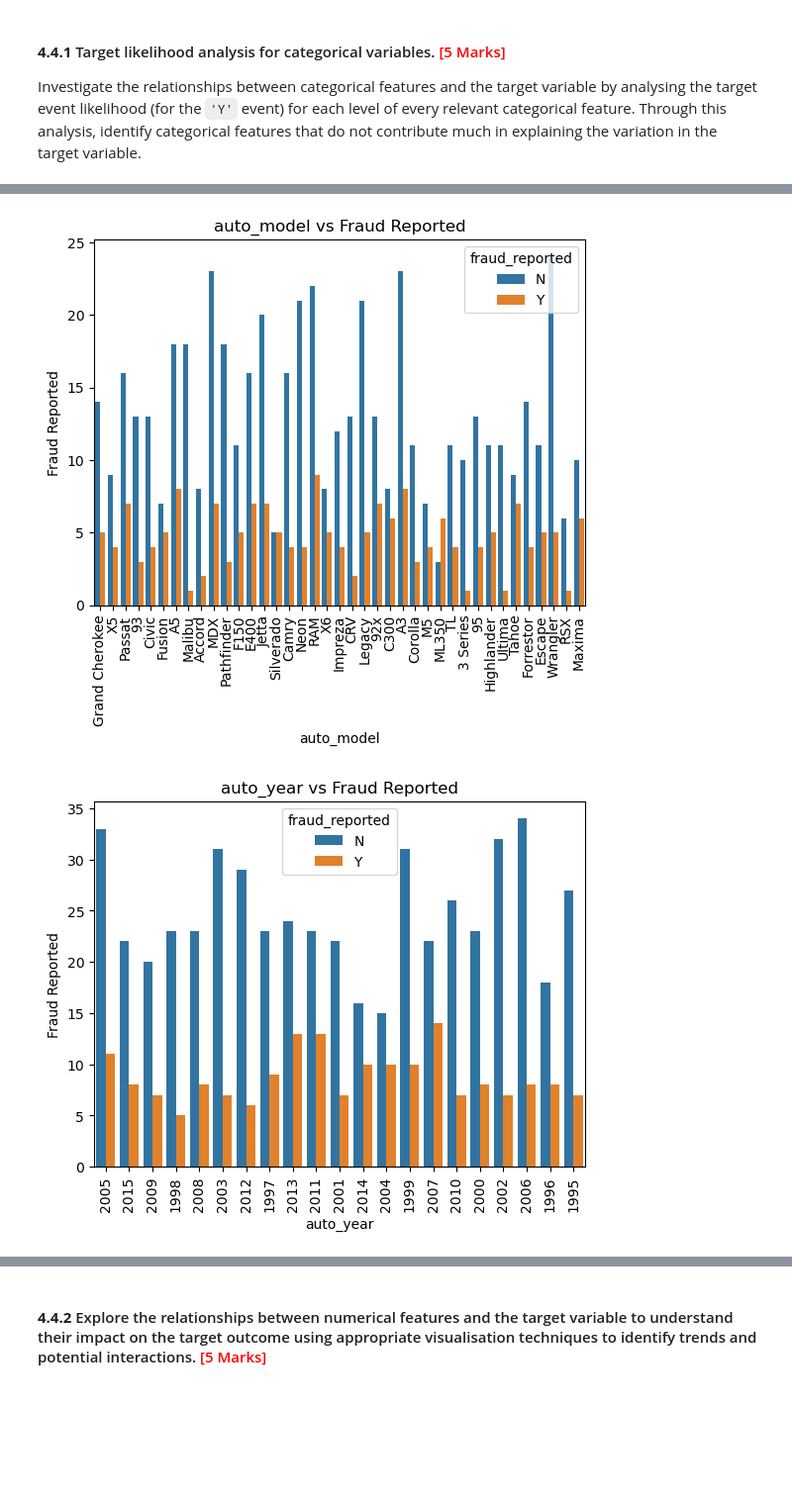
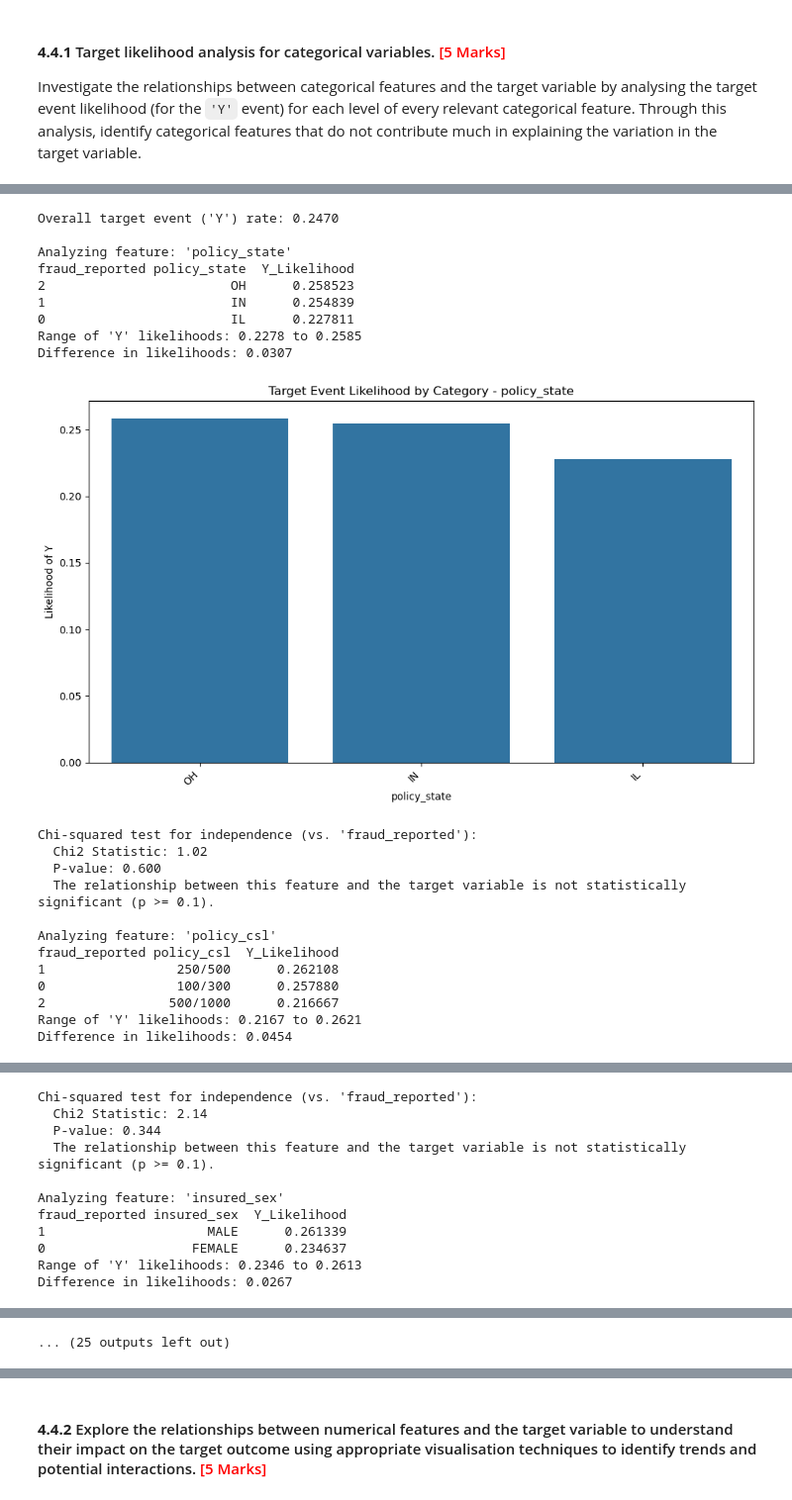
Before and after one commit to narendhar007/fraudclaimdetection, a Jupyter notebook: Fraudulent_Claim_Detection_Starter.ipynb, the cells around one changed output, grey strips where cells are left out. Shown at 99% size. Saved outputs shown, nothing was run; the diff lists cells and outputs as text; code cells hidden in the pictures; blank space fills up the shorter version.

```diff
--- a/Fraudulent_Claim_Detection_Starter.ipynb
+++ b/Fraudulent_Claim_Detection_Starter.ipynb
@@ -970,8 +889,0 @@ fraud_likelihood(claims_train_X, 'auto_make', title='auto_make vs Fraud Reported
-# %%
-fraud_likelihood(claims_train_X, 'auto_model', title='auto_model vs Fraud Reported', rotation=90)
-# %% [output]
-[figure, removed]
-# %%
-fraud_likelihood(claims_train_X, 'auto_year', title='auto_year vs Fraud Reported', rotation=90)
-# %% [output]
-[figure, removed]
@@ -977,0 +944,26 @@ fraud_likelihood(claims_train_X, 'auto_year', title='auto_year vs Fraud Reported
+# %%
+#Check the likelihood and statistical significance of each feature
+analysis_results = analyze_categorical_features(claims_df.copy(), categorical_features, 'fraud_reported')
+# %% [output]
+Overall target event ('Y') rate: 0.2470
+
+Analyzing feature: 'policy_state'
+fraud_reported policy_state  Y_Likelihood
+2                        OH      0.258523
+1                        IN      0.254839
+0                        IL      0.227811
+Range of 'Y' likelihoods: 0.2278 to 0.2585
+Difference in likelihoods: 0.0307
+[figure, added]
+Chi-squared test for independence (vs. 'fraud_reported'):
+  Chi2 Statistic: 1.02
+  P-value: 0.600
+  The relationship between this feature and the target variable is not statistically significant (p >= 0.1).
+
+Analyzing feature: 'policy_csl'
+fraud_reported policy_csl  Y_Likelihood
+1                 250/500      0.262108
+0                 100/300      0.257880
+2                500/1000      0.216667
+Range of 'Y' likelihoods: 0.2167 to 0.2621
+Difference in likelihoods: 0.0454
@@ -977,0 +971,11 @@ fraud_likelihood(claims_train_X, 'auto_year', title='auto_year vs Fraud Reported
+Chi-squared test for independence (vs. 'fraud_reported'):
+  Chi2 Statistic: 2.14
+  P-value: 0.344
+  The relationship between this feature and the target variable is not statistically significant (p >= 0.1).
+
+Analyzing feature: 'insured_sex'
+fraud_reported insured_sex  Y_Likelihood
+1                     MALE      0.261339
+0                   FEMALE      0.234637
+Range of 'Y' likelihoods: 0.2346 to 0.2613
+Difference in likelihoods: 0.0267
@@ -977,0 +1036 @@ fraud_likelihood(claims_train_X, 'auto_year', title='auto_year vs Fraud Reported
+... (25 outputs left out)
```
Also changed, not shown: parts of 159 cells of this notebook.
